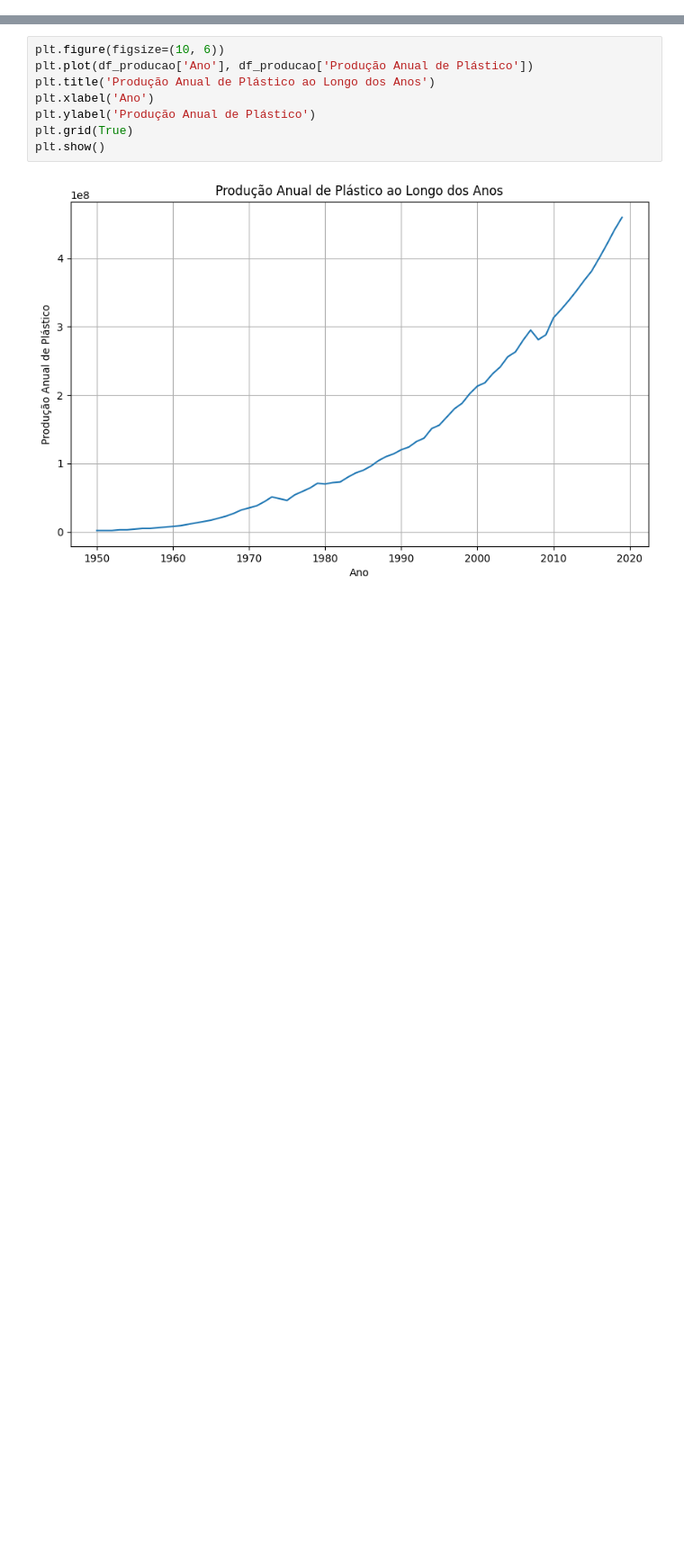
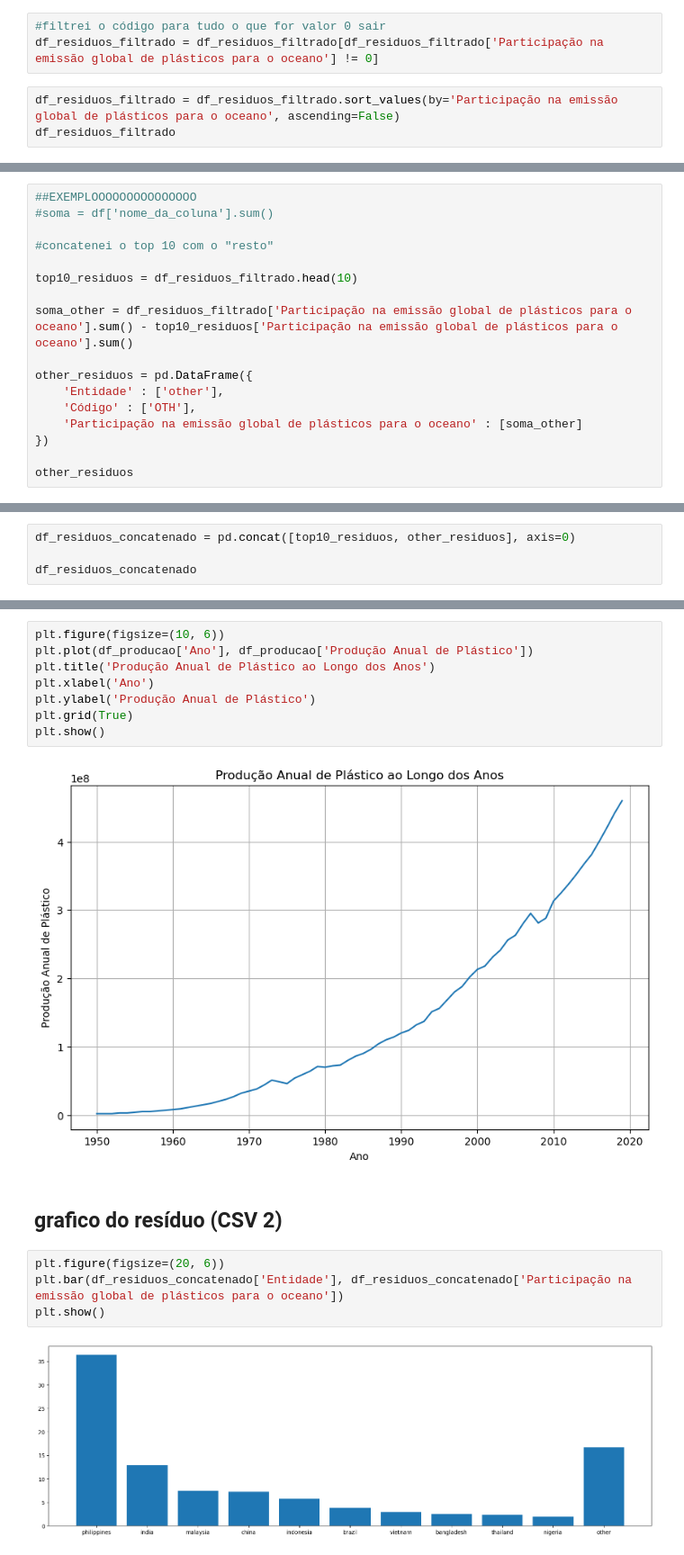
Before and after one commit to RVidaDev/GsIA, a Jupyter notebook: note.ipynb, the cells around one changed output, grey strips where cells are left out. Shown at 90% size. Cells and saved outputs as stored; diff of their text form; blank space fills up the shorter version.

Commit message:
grafico 2

```diff
--- a/note.ipynb
+++ b/note.ipynb
@@ -81,0 +87,6 @@ df_residuo = df.drop_duplicates()
+# %%
+#filtrei o código para tudo o que for valor 0 sair
+df_residuos_filtrado = df_residuos_filtrado[df_residuos_filtrado['Participação na emissão global de plásticos para o oceano'] != 0]
+# %%
+df_residuos_filtrado = df_residuos_filtrado.sort_values(by='Participação na emissão global de plásticos para o oceano', ascending=False)
+df_residuos_filtrado
@@ -81,0 +107,17 @@ df_residuo = df.drop_duplicates()
+# %%
+##EXEMPLOOOOOOOOOOOOOOO
+#soma = df['nome_da_coluna'].sum()
+
+#concatenei o top 10 com o "resto"
+
+top10_residuos = df_residuos_filtrado.head(10)
+
+soma_other = df_residuos_filtrado['Participação na emissão global de plásticos para o oceano'].sum() - top10_residuos['Participação na emissão global de plásticos para o oceano'].sum()
+
+other_residuos = pd.DataFrame({
+    'Entidade' : ['other'],
+    'Código' : ['OTH'],
+    'Participação na emissão global de plásticos para o oceano' : [soma_other]
+})
+
+other_residuos
@@ -81,0 +127,4 @@ df_residuo = df.drop_duplicates()
+# %%
+df_residuos_concatenado = pd.concat([top10_residuos, other_residuos], axis=0)
+
+df_residuos_concatenado
@@ -93,3 +190,11 @@ plt.grid(True)
 plt.show()
 # %% [output]
 [figure]
+# %% [markdown]
+## grafico do resíduo (CSV 2)
+# %%
+plt.figure(figsize=(20, 6))
+plt.bar(df_residuos_concatenado['Entidade'], df_residuos_concatenado['Participação na emissão global de plásticos para o oceano'])
+plt.show()
+# %% [output]
+[figure, added]
```
Also changed, not shown: parts of 17 cells of this notebook.
